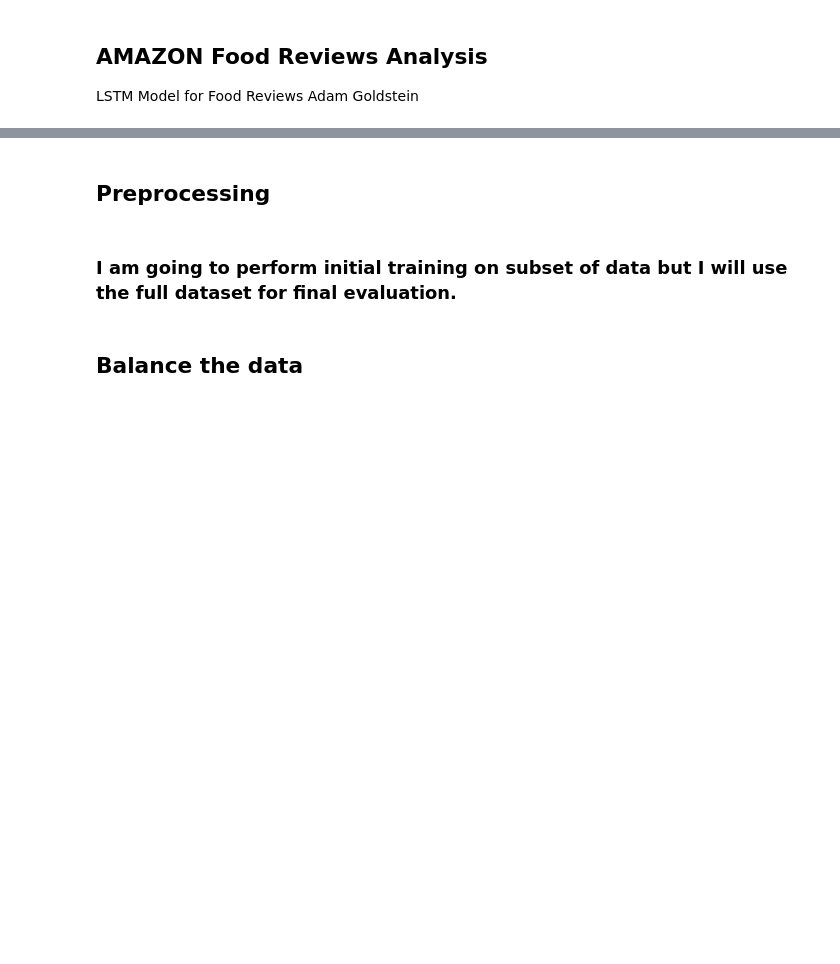
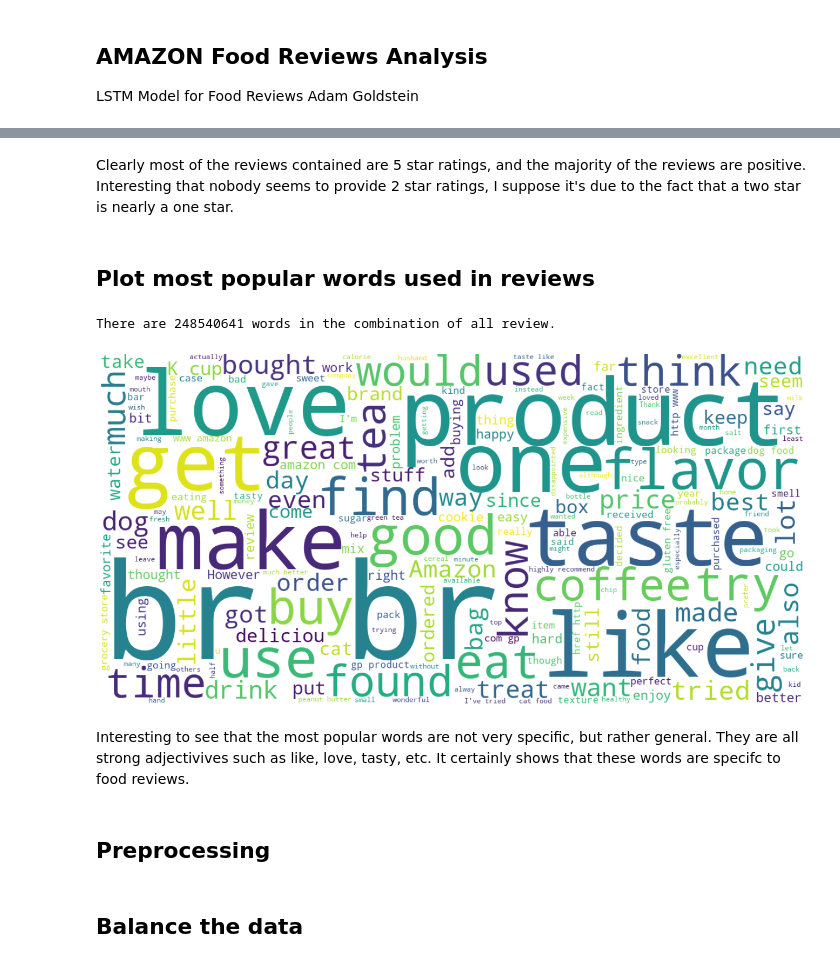
Before and after one commit to adkap2/Amazon-Fine-Foods-Analysis, a Jupyter notebook: lstm.ipynb, the cells around one changed output, grey strips where cells are left out. Cells and saved outputs as stored; diff of their text form; code cells hidden in the pictures; blank space fills up the shorter version.

```diff
--- a/lstm.ipynb
+++ b/lstm.ipynb
@@ -36,3 +48,35 @@ data.head()
+# %% [markdown]
+Clearly most of the reviews contained are 5 star ratings, and the majority of the reviews are positive.
+Interesting that nobody seems to provide 2 star ratings, I suppose it's due to the fact that a two star is nearly a one star.
+# %% [markdown]
+## Plot most popular words used in reviews
+# %%
+from nltk.corpus import stopwords
+from wordcloud import WordCloud
+
+text = " ".join(review for review in data["Text"])
+print ("There are {} words in the combination of all review.".format(len(text)))
+
+# Create stopword list:
+default_stopwords=set(stopwords.words('english'))
+
+# Generate a word cloud image
+wordcloud = WordCloud(stopwords=default_stopwords, background_color="white", width=1200, height=600).generate(text)
+
+# Display the generated image:
+plt.figure(figsize=(30,12))
+plt.imshow(wordcloud, interpolation='bilinear')
+plt.axis("off")
+plt.show()
+
+## This block of code was taken directly from the following link: https://www.kaggle.com/code/naushads/1-2-amazon-fine-food-reviews-eda-data-cleaning-fe/notebook ##
+# %% [output]
+There are 248540641 words in the combination of all review.
+[figure, added]
+# %% [markdown]
+Interesting to see that the most popular words are not very specific, but rather general.
+They are all strong adjectivives such as like, love, tasty, etc.
+It certainly shows that these words are specifc to food reviews.
 # %% [markdown]
 ## Preprocessing
 # %%
@@ -52,8 +96,6 @@ data['label'] = data['label'].apply(lambda x: 1 if x > 3 else 0)
 
 # Drop duplicates
 data = data.drop_duplicates()
-# %% [markdown]
-### I am going to perform initial training on subset of data but I will use the full dataset for final evaluation.
 # %% [markdown]
 ## Balance the data
 # %%
```
Also changed, not shown: parts of 24 cells of this notebook.
